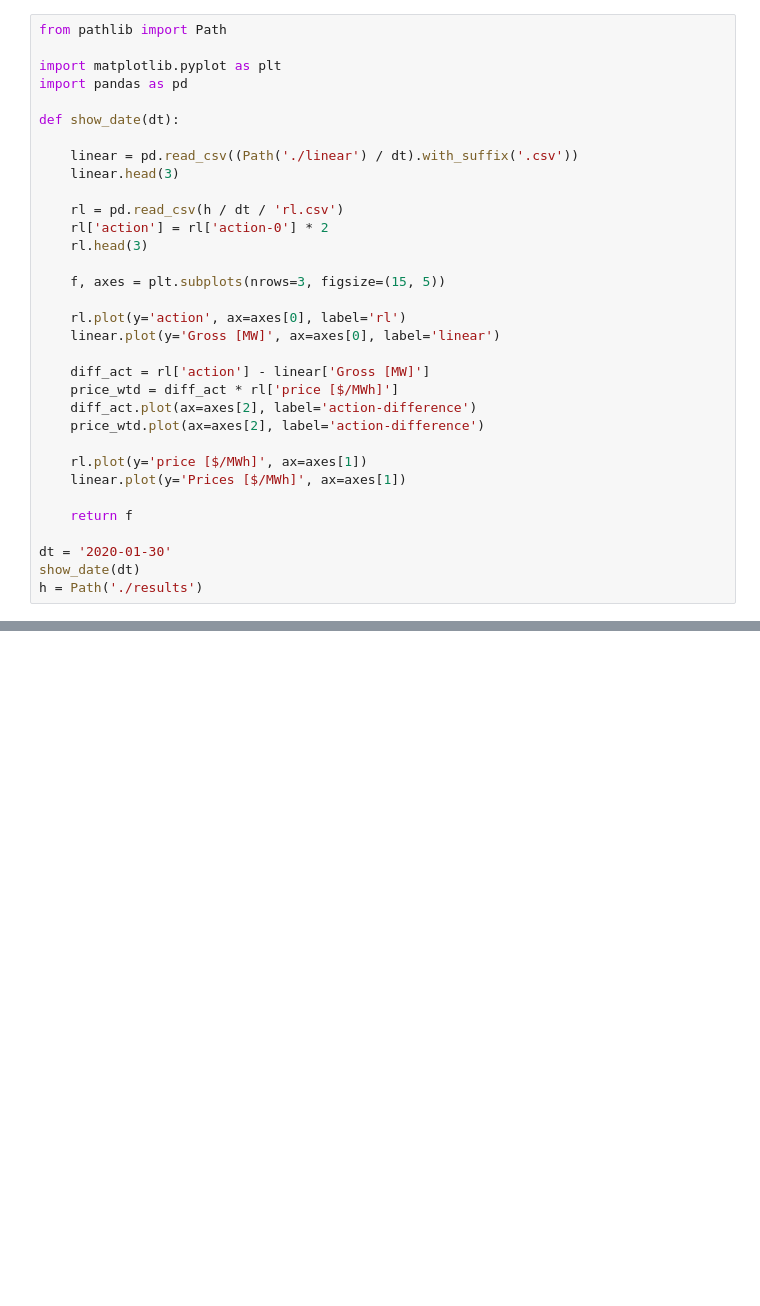
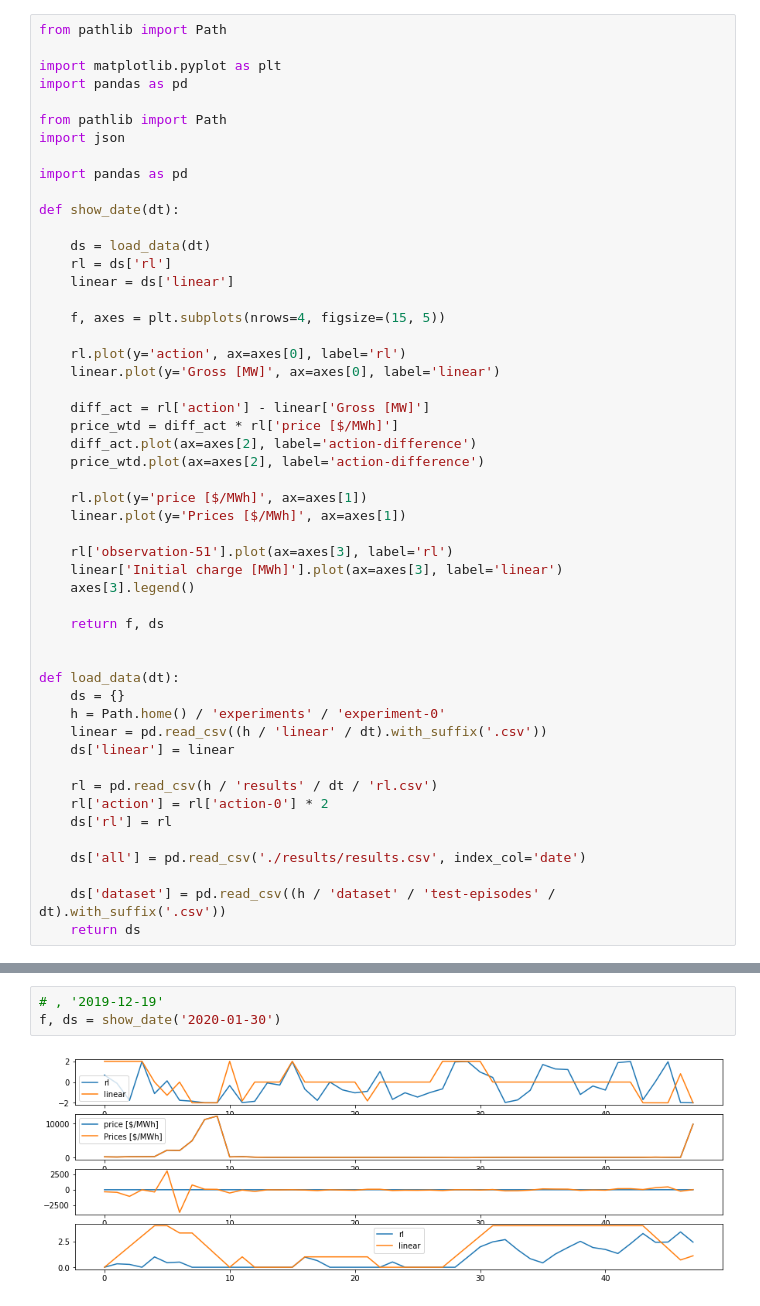
Before and after one commit to ADGEfficiency/energy-py-experiments, a Jupyter notebook: experiment-0/compare.ipynb, the cells around one changed output, grey strips where cells are left out. Saved outputs shown, nothing was run; the diff lists cells and outputs as text; blank space fills up the shorter version.

Commit message:
new dataset script

```diff
--- a/experiment-0/compare.ipynb
+++ b/experiment-0/compare.ipynb
@@ -25,16 +4,18 @@ from pathlib import Path
 import matplotlib.pyplot as plt
 import pandas as pd
 
+from pathlib import Path
+import json
+
+import pandas as pd
+
 def show_date(dt):
 
-    linear = pd.read_csv((Path('./linear') / dt).with_suffix('.csv'))
-    linear.head(3)
+    ds = load_data(dt)
+    rl = ds['rl']
+    linear = ds['linear']
 
-    rl = pd.read_csv(h / dt / 'rl.csv')
-    rl['action'] = rl['action-0'] * 2
-    rl.head(3)
-
-    f, axes = plt.subplots(nrows=3, figsize=(15, 5))
+    f, axes = plt.subplots(nrows=4, figsize=(15, 5))
 
     rl.plot(y='action', ax=axes[0], label='rl')
     linear.plot(y='Gross [MW]', ax=axes[0], label='linear')
@@ -47,8 +28,24 @@ def show_date(dt):
     rl.plot(y='price [$/MWh]', ax=axes[1])
     linear.plot(y='Prices [$/MWh]', ax=axes[1])
 
-    return f
+    rl['observation-51'].plot(ax=axes[3], label='rl')
+    linear['Initial charge [MWh]'].plot(ax=axes[3], label='linear')
+    axes[3].legend()
 
-dt = '2020-01-30'
-show_date(dt)
-h = Path('./results')
+    return f, ds
+
+
+def load_data(dt):
+    ds = {}
+    h = Path.home() / 'experiments' / 'experiment-0'
+    linear = pd.read_csv((h / 'linear' / dt).with_suffix('.csv'))
+    ds['linear'] = linear
+
+    rl = pd.read_csv(h / 'results' / dt / 'rl.csv')
+    rl['action'] = rl['action-0'] * 2
+    ds['rl'] = rl
+
+    ds['all'] = pd.read_csv('./results/results.csv', index_col='date')
+
+    ds['dataset'] = pd.read_csv((h / 'dataset' / 'test-episodes' / dt).with_suffix('.csv'))
+    return ds
@@ -56,0 +94,5 @@ FileNotFoundError: [Errno 2] No such file or directory: 'results/2020-01-30/rl.c
+# %%
+# , '2019-12-19'
+f, ds = show_date('2020-01-30')
+# %% [output]
+[figure, added]
```
Also changed, not shown: parts of 10 cells of this notebook, 9 other files.
